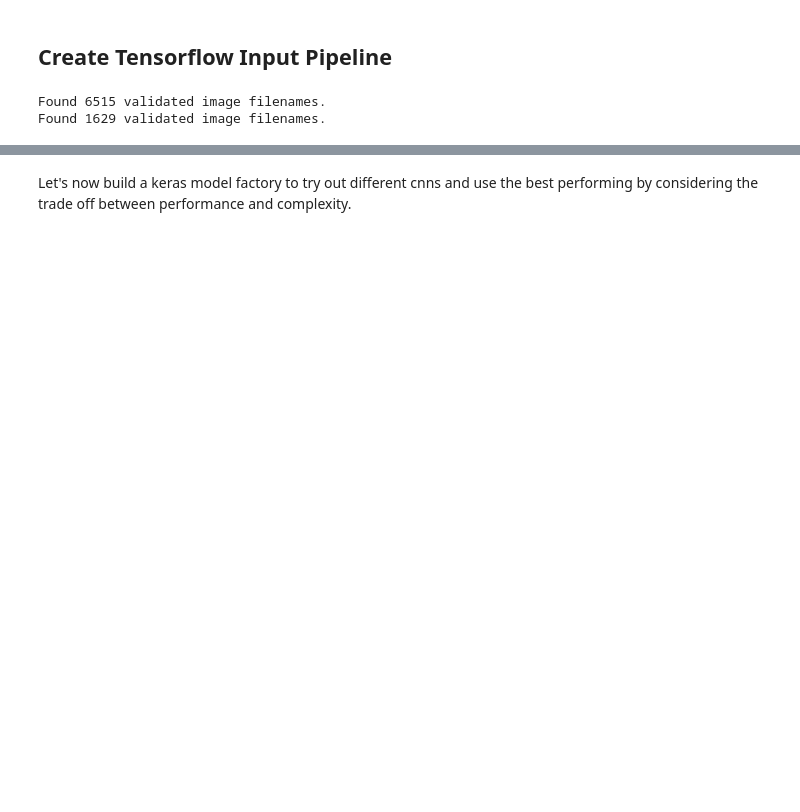
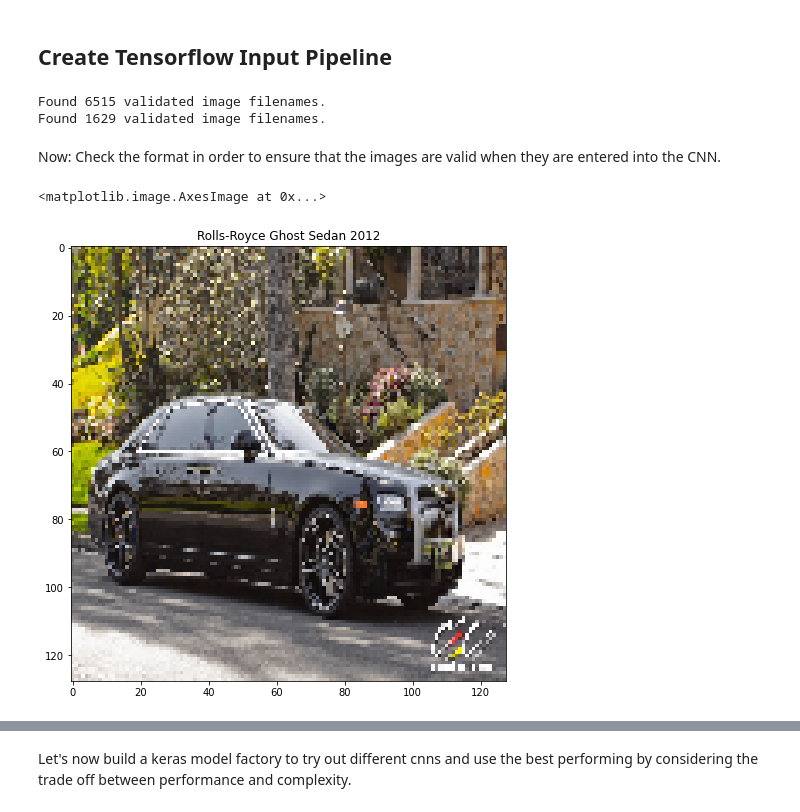
Before and after one commit to patrickbrus/IBM_Machine_Learning_Professional, a Jupyter notebook: Deep_Learning/DeepLearning_Project.ipynb, the cells around one changed output, grey strips where cells are left out. Saved outputs shown, nothing was run; the diff lists cells and outputs as text; code cells hidden in the pictures; blank space fills up the shorter version.

```diff
--- a/Deep_Learning/DeepLearning_Project.ipynb
+++ b/Deep_Learning/DeepLearning_Project.ipynb
@@ -258,7 +294,7 @@ def apply_augmentations(input_image):
     return np.squeeze(input_image, axis=0)
 # %%
 from tensorflow.keras.preprocessing.image import ImageDataGenerator
-datagen_train = ImageDataGenerator(rescale=1./255, preprocessing_function=apply_augmentations)
+datagen_train = ImageDataGenerator(rescale=1./255)
 datagen_val = ImageDataGenerator(rescale = 1. / 255)
 # %%
 # create datagenerators by calling flow_from_dataframe on them
@@ -268,13 +304,13 @@ shuffle = True
 target_size = (128, 128)
 
 train_generator = datagen_train.flow_from_dataframe(dataframe=df_train, directory=path_to_images,
-                                                    x_col="filename", y_col="class",
+                                                    x_col="filename", y_col=df_train.columns[2:],
                                                     batch_size=batch_size, shuffle=shuffle,
                                                     class_mode="raw", target_size=target_size,
                                                     color_mode="rgb", seed=42)
 
 valid_generator = datagen_val.flow_from_dataframe(dataframe=df_val, directory=path_to_images,
-                                                    x_col="filename", y_col="class",
+                                                    x_col="filename", y_col=df_val.columns[2:],
                                                     batch_size=batch_size, shuffle=shuffle,
                                                     class_mode="raw", target_size=target_size,
                                                     color_mode="rgb", seed=42)
@@ -284,3 +320,16 @@ steps_per_epoch_val = valid_generator.__len__()
 # %% [output]
 Found 6515 validated image filenames.
 Found 1629 validated image filenames.
+# %% [markdown]
+Now: Check the format in order to ensure that the images are valid when they are entered into the CNN.
+# %%
+# get random batch and random image from batch
+batch_nr = np.random.randint(0, steps_per_epoch_train)
+random_img_nr = np.random.randint(0, batch_size)
+image = train_generator[batch_nr][0][random_img_nr]
+label = train_generator[batch_nr][1][random_img_nr]
+plt.title(class_names[np.argmax(label)])
+plt.imshow(image)
+# %% [output]
+<matplotlib.image.AxesImage at 0x...>
+[figure, added]
```
Also changed, not shown: parts of 17 cells of this notebook.
